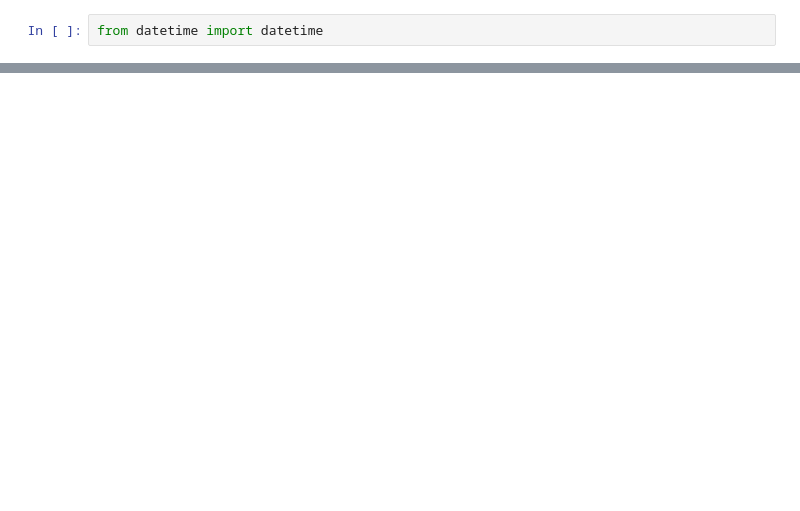
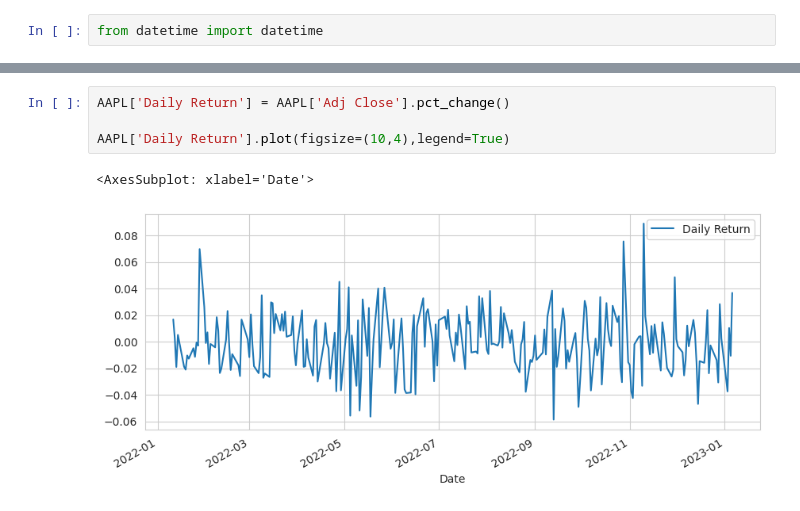
Before and after one commit to CaptainJack2491/Stock_Market_Analysis, a Jupyter notebook: Stock_Market_Analysis.ipynb, the cells around one changed output, grey strips where cells are left out. Cells and saved outputs as stored; diff of their text form; blank space fills up the shorter version.

```diff
--- a/Stock_Market_Analysis.ipynb
+++ b/Stock_Market_Analysis.ipynb
@@ -80,0 +100,7 @@ ohia
+# %%
+AAPL['Daily Return'] = AAPL['Adj Close'].pct_change()
+
+AAPL['Daily Return'].plot(figsize=(10,4),legend=True)
+# %% [output]
+<AxesSubplot: xlabel='Date'>
+[figure, added]
```
Also changed, not shown: parts of 20 cells of this notebook.
